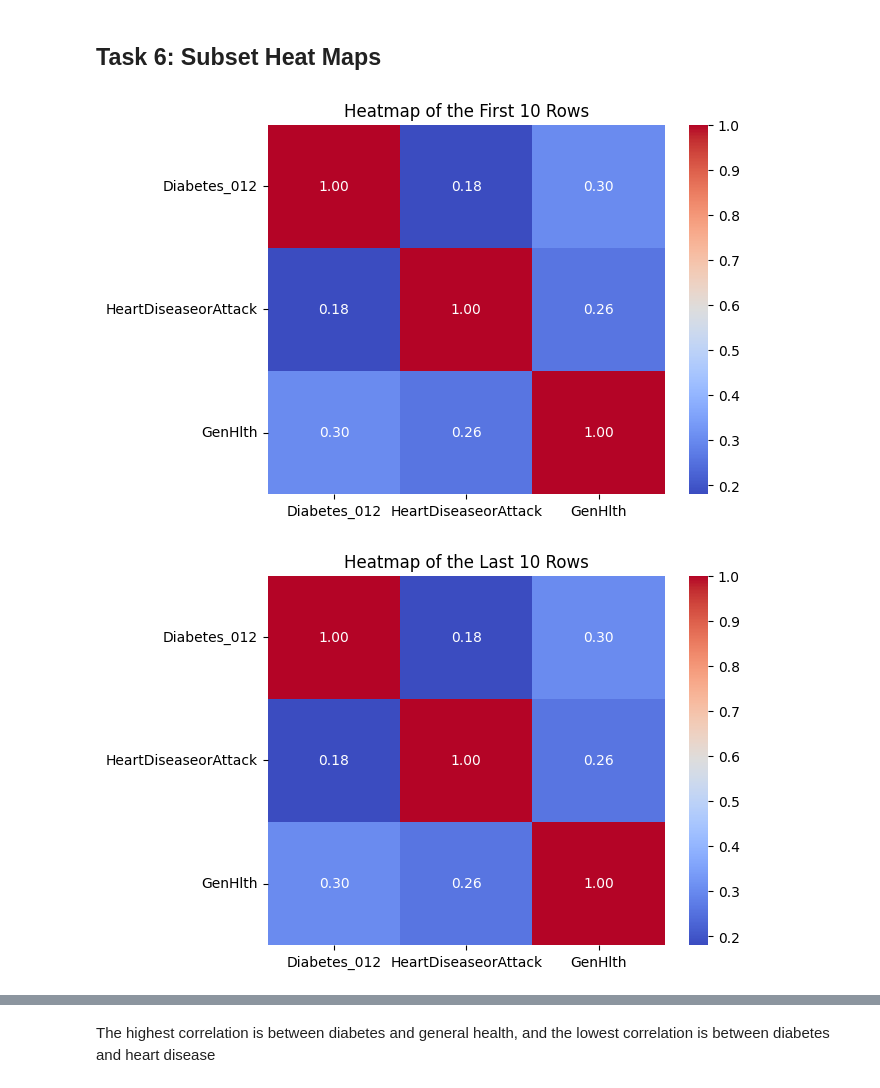
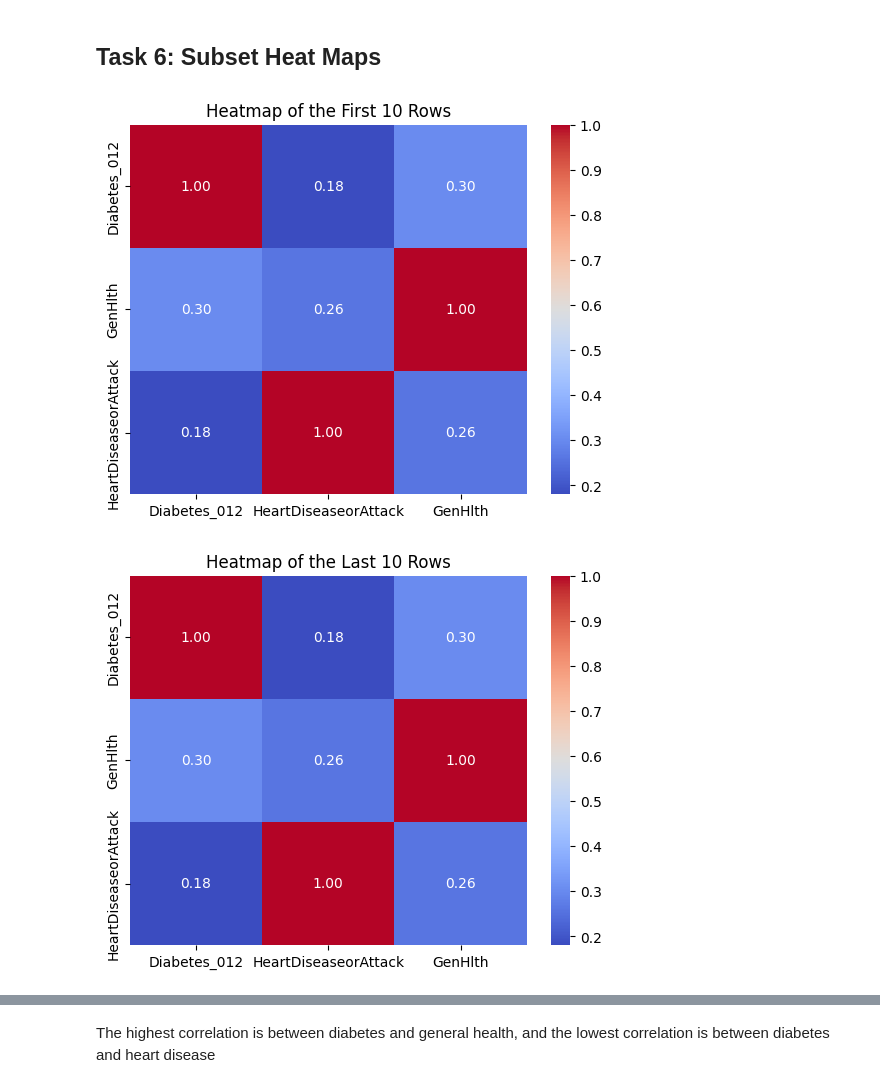
Before and after one commit to gjmessino/python-homework, a Jupyter notebook: ctd-assignment-7.ipynb, the cells around one changed output, grey strips where cells are left out. Drawn from its saved outputs; the diff is of its cells as text; code cells hidden in the pictures.

```diff
--- a/ctd-assignment-7.ipynb
+++ b/ctd-assignment-7.ipynb
@@ -90,31 +90,32 @@ plt.show()
 # %%
 subset_cols = ['Diabetes_012', 'HeartDiseaseorAttack', 'GenHlth']
 diabetes_corr_subset = diabetes_corr.loc[subset_cols, subset_cols]
+diabetes_corr_subset = diabetes_corr_subset.sort_values(by='Diabetes_012', ascending=False)
 
 plt.figure(1)
 sns.heatmap(diabetes_corr_subset.head(10), annot=True, cmap="coolwarm", fmt=".2f")
 plt.title("Heatmap of the First 10 Rows")
 plt.show()
 
 plt.figure(2)
 sns.heatmap(diabetes_corr_subset.tail(10), annot=True, cmap="coolwarm", fmt=".2f")
 plt.title("Heatmap of the Last 10 Rows")
 plt.show()
 
 diabetes_corr_subset = diabetes_corr_subset.sort_values(by = 'GenHlth', ascending = False)
 
 plt.figure(3)
 sns.heatmap(diabetes_corr_subset.head(10), annot = True, cmap = 'coolwarm', fmt = '.2f')
 plt.title('Organized by General Health First 10')
 plt.show()
 
 plt.figure(4)
 sns.heatmap(diabetes_corr_subset.tail(10), annot = True, cmap = 'coolwarm', fmt = '.2f')
 plt.title('Organized by General Health Last 10')
 plt.show()
 # %% [output]
-[figure, old version]
+[figure, new version]
-[figure, old version]
+[figure, new version]
 [figure]
 [figure]
 # %% [markdown]
```
Also changed, not shown: parts of 1 cell of this notebook.
